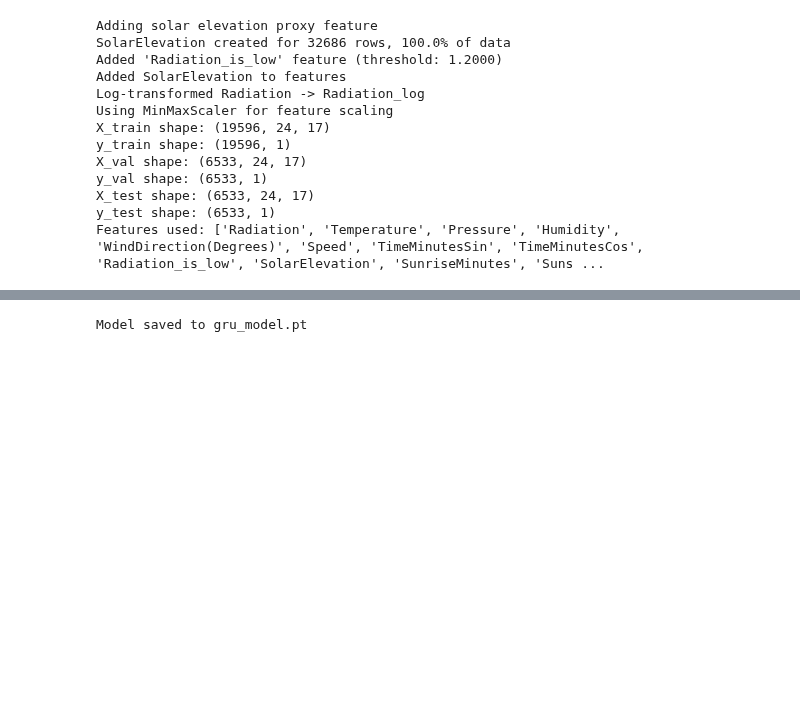
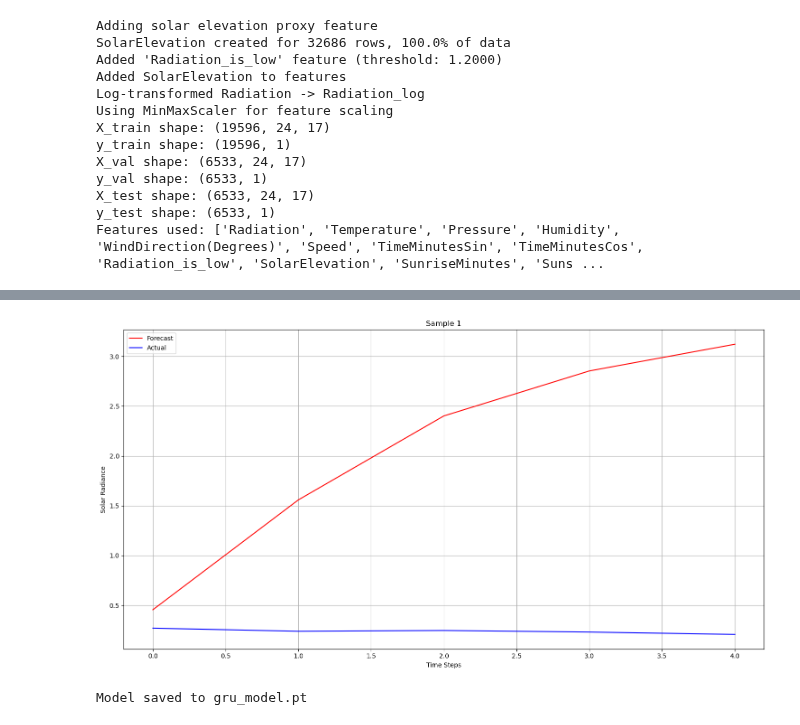
Before and after one commit to itxtx/solar_prediction, a Jupyter notebook: solar_data_gru.ipynb, the cells around one changed output, grey strips where cells are left out. Drawn from its saved outputs; the diff is of its cells as text; code cells hidden in the pictures; blank space fills up the shorter version.

```diff
--- a/solar_data_gru.ipynb
+++ b/solar_data_gru.ipynb
@@ -119,6 +128,9 @@ TypeError: plot_prediction_with_uncertainty() got an unexpected keyword argument
 # %%
-model.plot_forecast(X_test, y_test, forecast_steps=24, target_scaler=scalers["Radiation_log"],
-                     figsize=(15, 8), device="cpu", plot_samples=5, offset=0)
+fig =model.plot_forecast(X_test, y_test, forecast_steps=48, target_scaler=scalers["Radiation_log"],
+                     figsize=(15, 8), device="cpu", plot_samples=1, offset=0)
+plt.show()
+# %% [output]
+[figure, added]
 # %%
 model.save('gru_model.pt')
 # %% [output]
```
Also changed, not shown: parts of 5 cells of this notebook, 3 other files.
